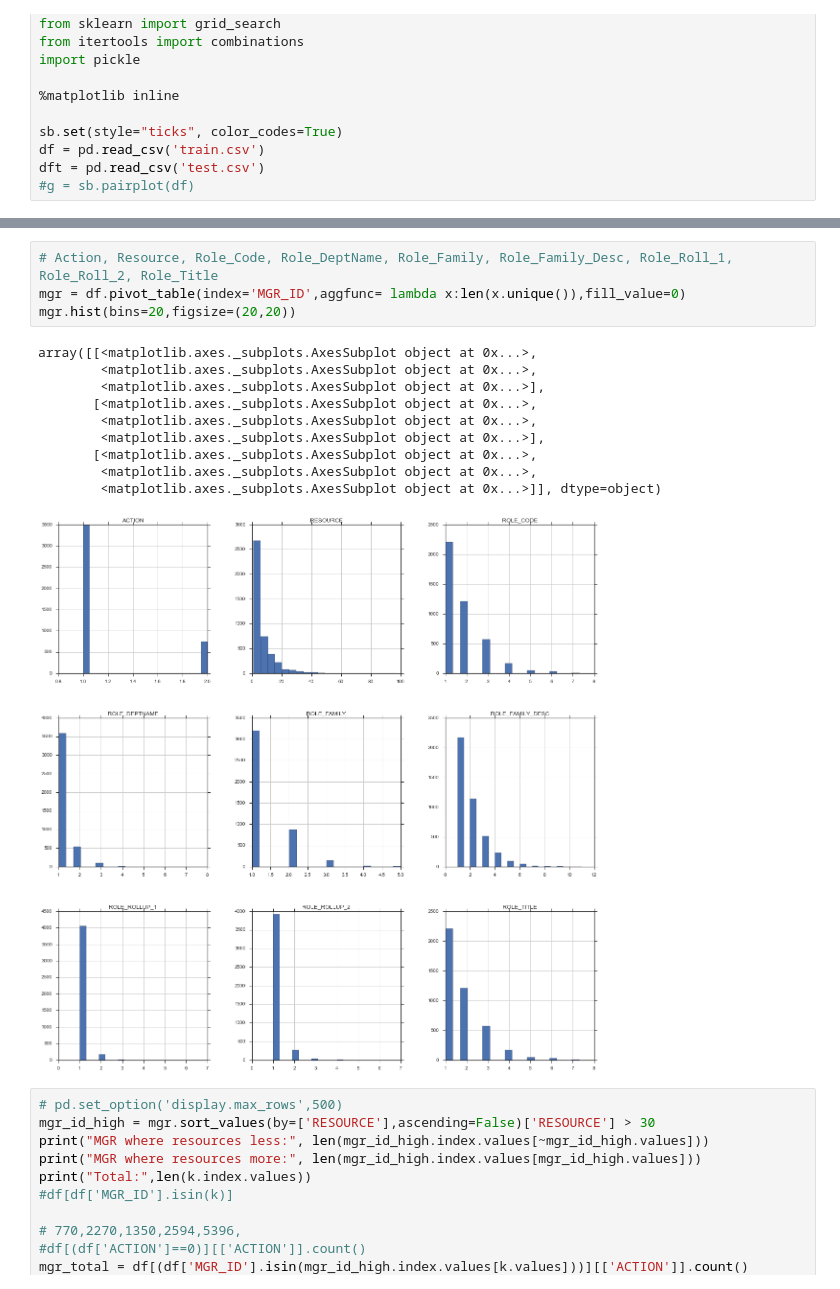
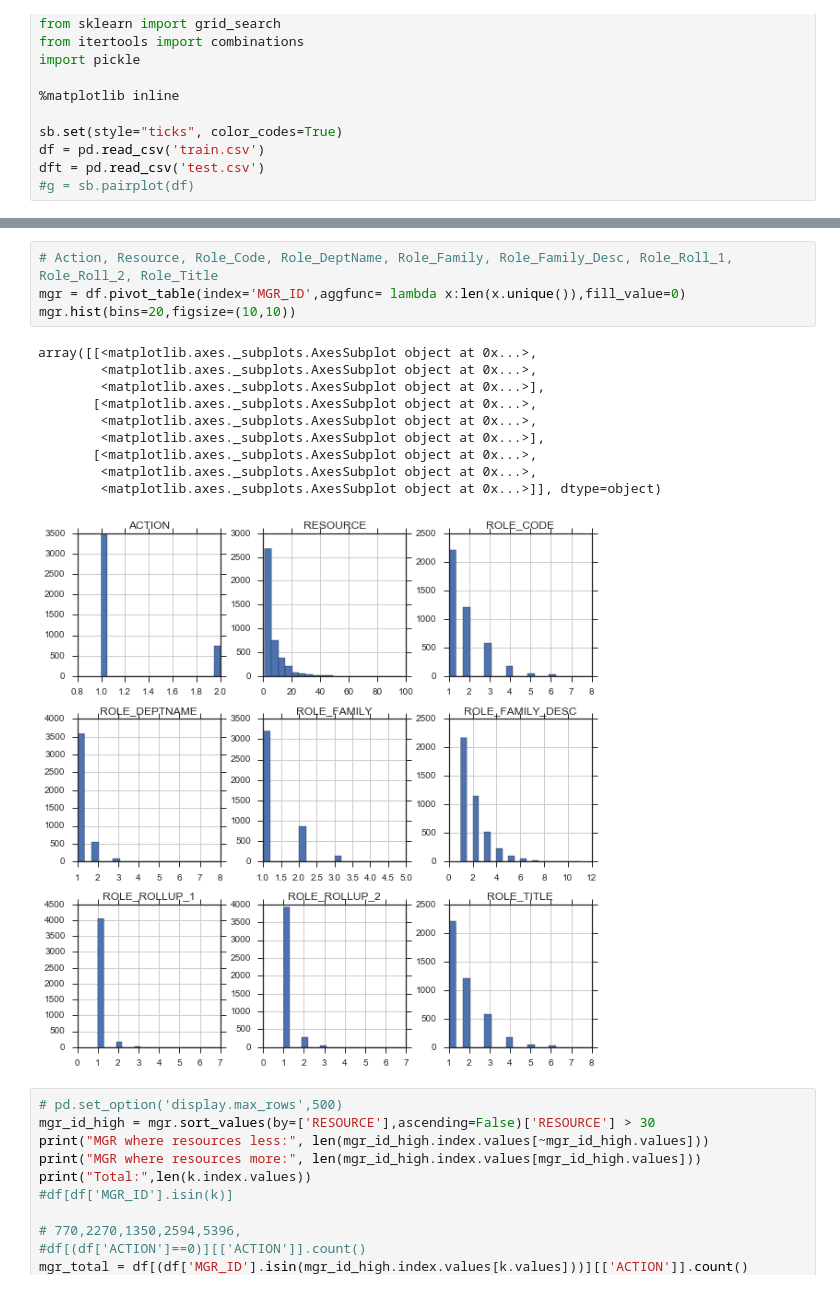
Before and after one commit to chenjennhaur/machinelearning, a Jupyter notebook: Amazon Challenge.ipynb, the cells around one changed output, grey strips where cells are left out. Drawn from its saved outputs; the diff is of its cells as text.

```diff
--- a/Amazon Challenge.ipynb
+++ b/Amazon Challenge.ipynb
@@ -124,18 +148,18 @@ multpd
 # %%
 # Action, Resource, Role_Code, Role_DeptName, Role_Family, Role_Family_Desc, Role_Roll_1, Role_Roll_2, Role_Title
 mgr = df.pivot_table(index='MGR_ID',aggfunc= lambda x:len(x.unique()),fill_value=0)
-mgr.hist(bins=20,figsize=(20,20))
+mgr.hist(bins=20,figsize=(10,10))
 # %% [output]
 array([[<matplotlib.axes._subplots.AxesSubplot object at 0x...>,
         <matplotlib.axes._subplots.AxesSubplot object at 0x...>,
         <matplotlib.axes._subplots.AxesSubplot object at 0x...>],
        [<matplotlib.axes._subplots.AxesSubplot object at 0x...>,
         <matplotlib.axes._subplots.AxesSubplot object at 0x...>,
         <matplotlib.axes._subplots.AxesSubplot object at 0x...>],
        [<matplotlib.axes._subplots.AxesSubplot object at 0x...>,
         <matplotlib.axes._subplots.AxesSubplot object at 0x...>,
         <matplotlib.axes._subplots.AxesSubplot object at 0x...>]], dtype=object)
-[figure, old version]
+[figure, new version]
 # %%
 # pd.set_option('display.max_rows',500)
 mgr_id_high = mgr.sort_values(by=['RESOURCE'],ascending=False)['RESOURCE'] > 30
```
Also changed, not shown: parts of 13 cells of this notebook.
